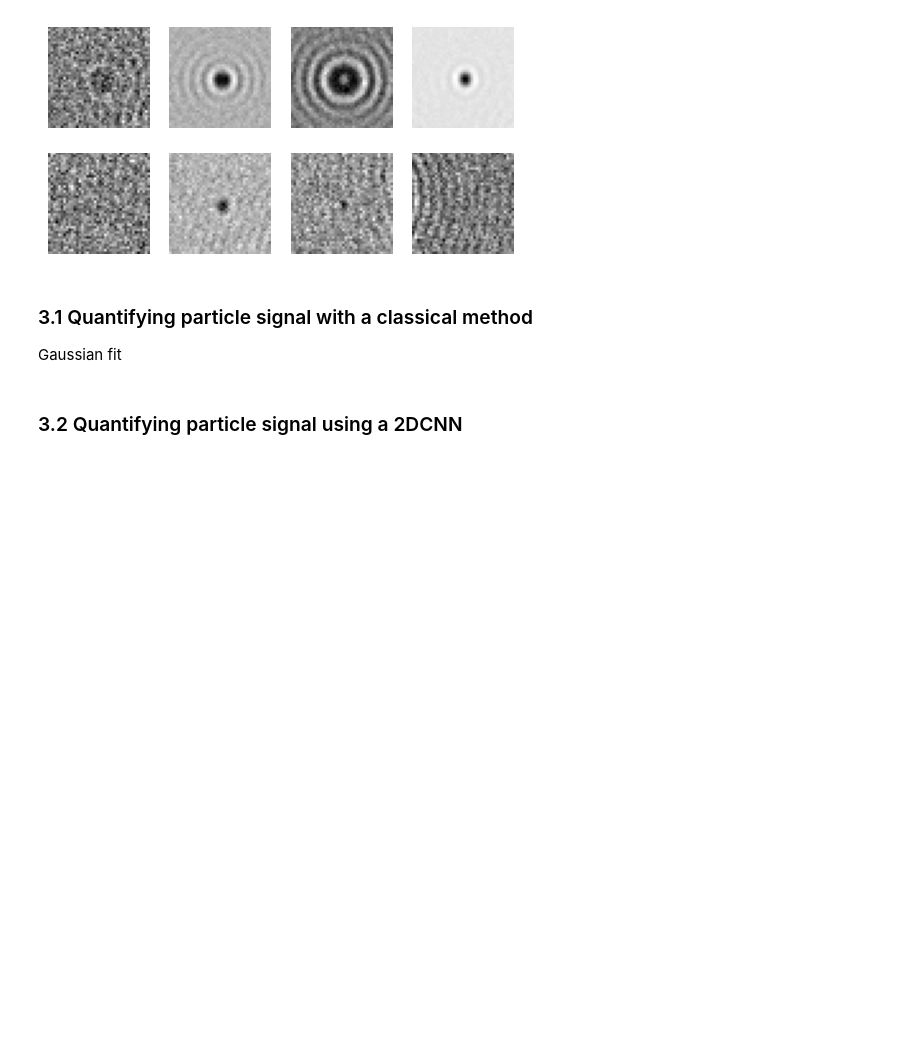
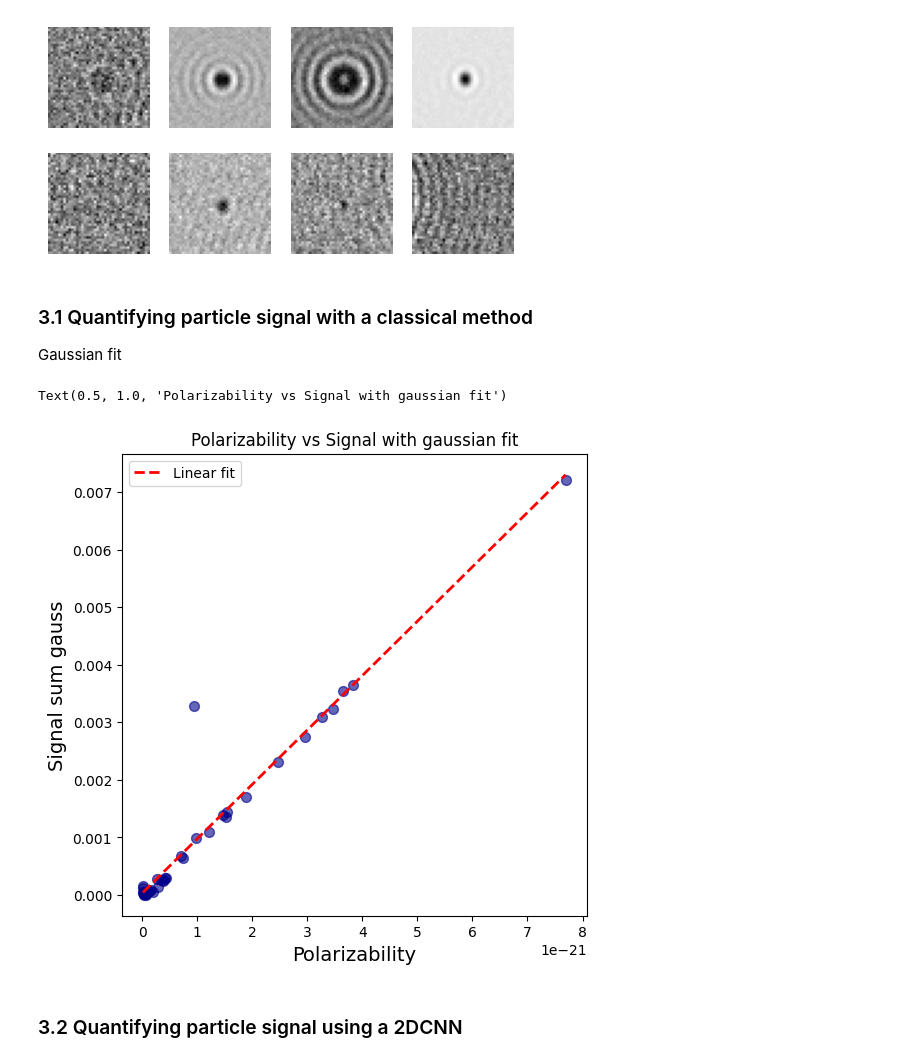
Before and after one commit to softmatterlab/OpticalCharacterizationNanoparticles, a Jupyter notebook: example_analysis/Brightfield_analysis.ipynb, the cells around one changed output. Cells and saved outputs as stored; diff of their text form; code cells hidden in the pictures; blank space fills up the shorter version.

```diff
--- a/example_analysis/Brightfield_analysis.ipynb
+++ b/example_analysis/Brightfield_analysis.ipynb
@@ -517,3 +548,28 @@ Gaussian fit
+# %%
+signal_sum_gauss = np.array([gaussian_fit_and_sum(roi[...,1]) for roi in rois])
+# %%
+def get_polarizability(radius, refractive_index):
+    """Calculate the polarizability of a particle."""
+
+    return np.array(4/3 * np.pi * radius**3 * (refractive_index - 1.33))
+# %%
+polarizabilities = get_polarizability(labels[:,3], labels[:,4])
+# %%
+plt.figure(figsize=(6, 6))
+plt.scatter(polarizabilities, np.abs(signal_sum_gauss), color="darkblue", alpha=0.6, s=50)
+#line fit
+coefficients = np.polyfit(polarizabilities, np.abs(signal_sum_gauss), 1)
+polynomial = np.poly1d(coefficients)
+x_axis = np.linspace(polarizabilities.min(), polarizabilities.max(), 100)
+y_axis = polynomial(x_axis)
+plt.plot(x_axis, y_axis, color="red", linestyle="--", linewidth=2, label="Linear fit")
+plt.xlabel("Polarizability", fontsize=14)
+plt.ylabel("Signal sum gauss", fontsize=14)
+plt.legend()
+plt.title("Polarizability vs Signal with gaussian fit")
+# %% [output]
+Text(0.5, 1.0, 'Polarizability vs Signal with gaussian fit')
+[figure, added]
 # %% [markdown]
 ### 3.2 Quantifying particle signal using a 2DCNN
 # %% [markdown]
```
Also changed, not shown: parts of 1 cell of this notebook.
